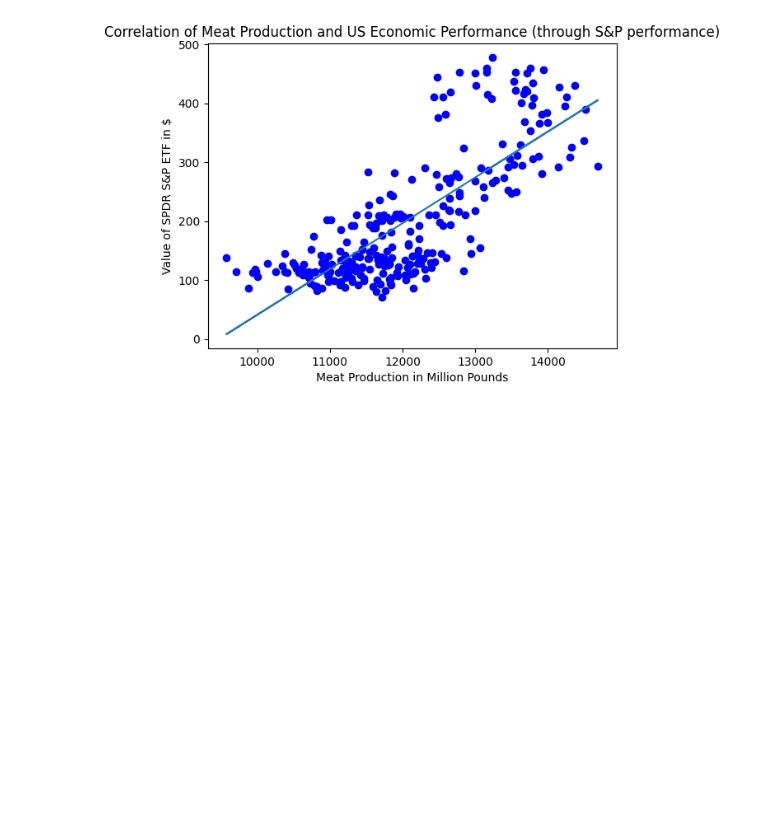
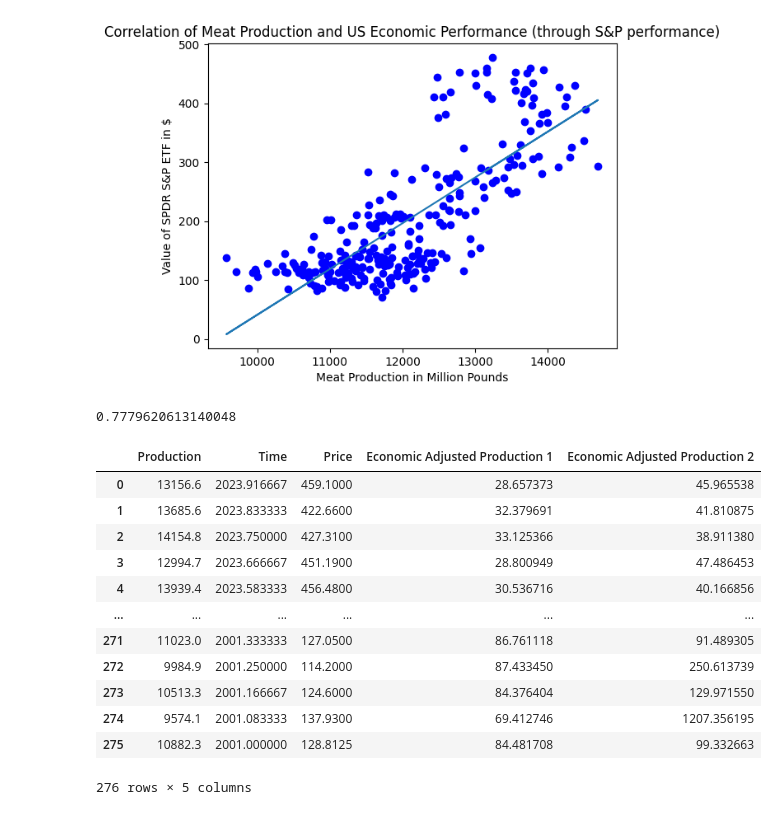
Before and after one commit to KaramAl-Robaie/citadel_datathon_ss24, a Jupyter notebook: MeatPerStockPriceTrajectories.ipynb, the cells around one changed output. Saved outputs shown, nothing was run; the diff lists cells and outputs as text; code cells hidden in the pictures; blank space fills up the shorter version.

```diff
--- a/MeatPerStockPriceTrajectories.ipynb
+++ b/MeatPerStockPriceTrajectories.ipynb
@@ -200,4 +203,28 @@ plt.title("Correlation of Meat Production and US Economic Performance (through S
 plt.show()
 # %% [output]
 [figure]
+# %%
+correlation_coef = np.corrcoef(xs2.flatten(), ys2)[0, 1]
+
+correlation_coef
+# %% [output]
+0.7779620613140048
+# %%
+final_df["Economic Adjusted Production 2"] = final_df["Production"] / (final_df["Production"] * gradient2 + intercept2)
+
+final_df
+# %% [output]
+|  | Production | Time | Price | Economic Adjusted Production 1 | Economic Adjusted Production 2 |
+| 0 | 13156.6 | 2023.916667 | 459.1000 | 28.657373 | 45.965538 |
+| 1 | 13685.6 | 2023.833333 | 422.6600 | 32.379691 | 41.810875 |
+| 2 | 14154.8 | 2023.750000 | 427.3100 | 33.125366 | 38.911380 |
+| 3 | 12994.7 | 2023.666667 | 451.1900 | 28.800949 | 47.486453 |
+| 4 | 13939.4 | 2023.583333 | 456.4800 | 30.536716 | 40.166856 |
+| ... | ... | ... | ... | ... | ... |
+| 271 | 11023.0 | 2001.333333 | 127.0500 | 86.761118 | 91.489305 |
+| 272 | 9984.9 | 2001.250000 | 114.2000 | 87.433450 | 250.613739 |
+| 273 | 10513.3 | 2001.166667 | 124.6000 | 84.376404 | 129.971550 |
+| 274 | 9574.1 | 2001.083333 | 137.9300 | 69.412746 | 1207.356195 |
+| 275 | 10882.3 | 2001.000000 | 128.8125 | 84.481708 | 99.332663 |
+276 rows × 5 columns
 # %%
```
Also changed, not shown: parts of 7 cells of this notebook.
